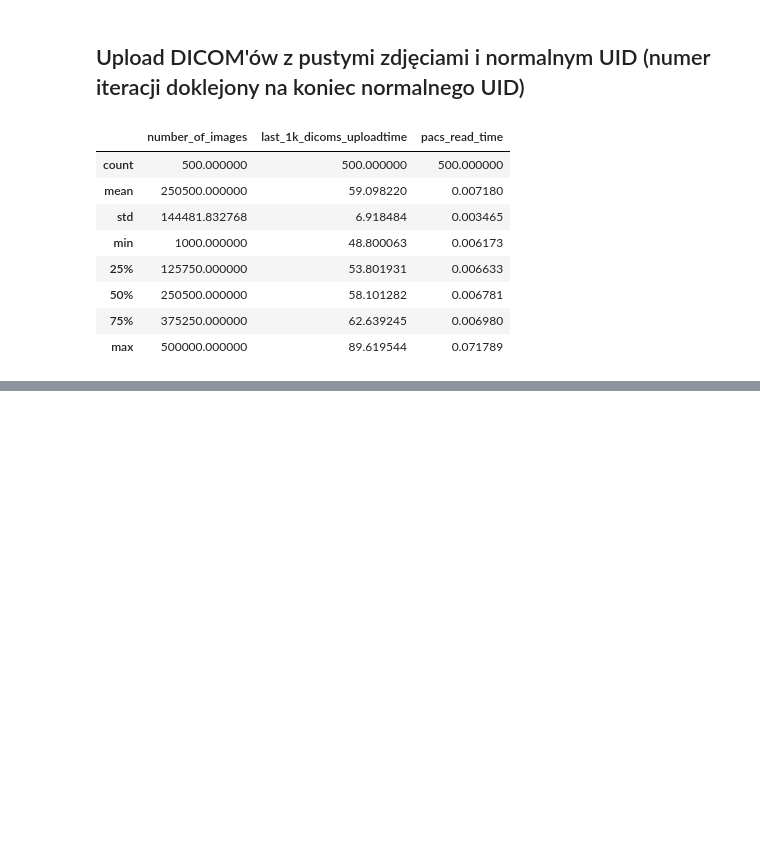
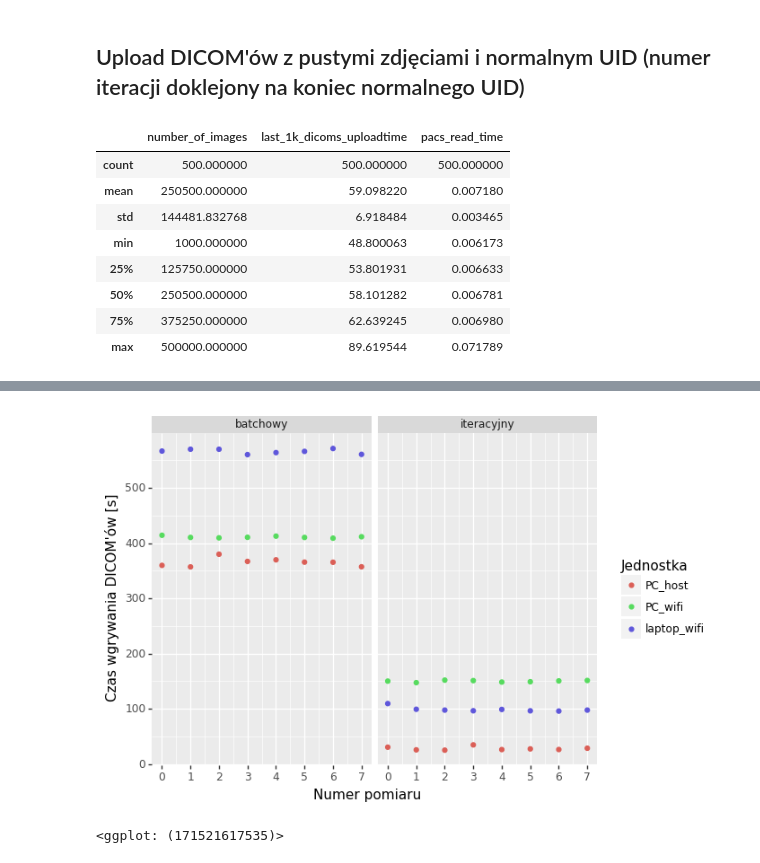
Before and after one commit to aleksanderLisiecki/PyDicom, a Jupyter notebook: data_visualising.ipynb, the cells around one changed output, grey strips where cells are left out. Drawn from its saved outputs; the diff is of its cells as text; code cells hidden in the pictures; blank space fills up the shorter version.

```diff
--- a/data_visualising.ipynb
+++ b/data_visualising.ipynb
@@ -113,0 +166,4 @@ df2.drop( df2[df2["pacs_read_time"] > 0.01].index, inplace = True )
+# %%
+df4 = pd.read_csv('log/04-zdjecia-rozne_jednostki-uploading_dicom_to_pacs_logs.csv')
+df4['meas_no'] = df4['meas_no'] - 1
+df4.head(100)
@@ -113,0 +200,13 @@ df2.drop( df2[df2["pacs_read_time"] > 0.01].index, inplace = True )
+# %%
+(
+    ggplot(df4, aes(x='meas_no', y='upload_time'))
+    + geom_point(aes(color='unit_type'))
+    + facet_wrap(['upload_type'])
+    + scale_x_continuous(breaks=range(0, 8))
+    + xlab('Numer pomiaru')
+    + ylab('Czas wgrywania DICOM\'ów [s]')
+    + labs(color='Jednostka')
+)
+# %% [output]
+[figure, added]
+<ggplot: (171521617535)>
```
Also changed, not shown: parts of 14 cells of this notebook, 2 other files.
